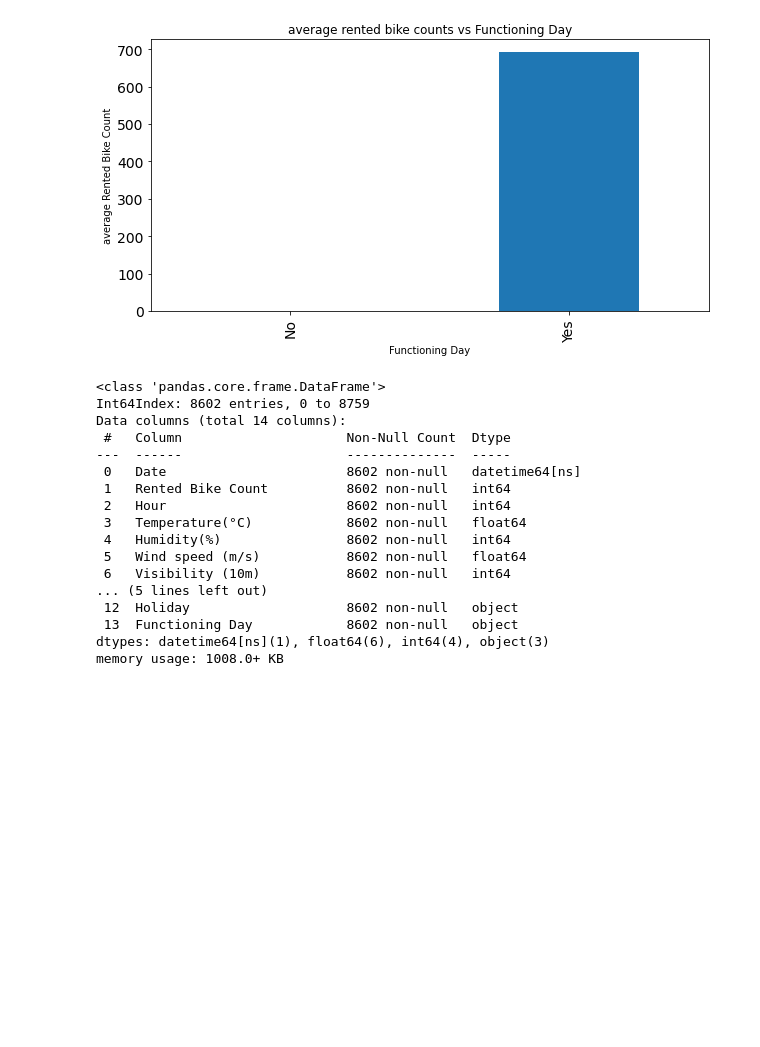
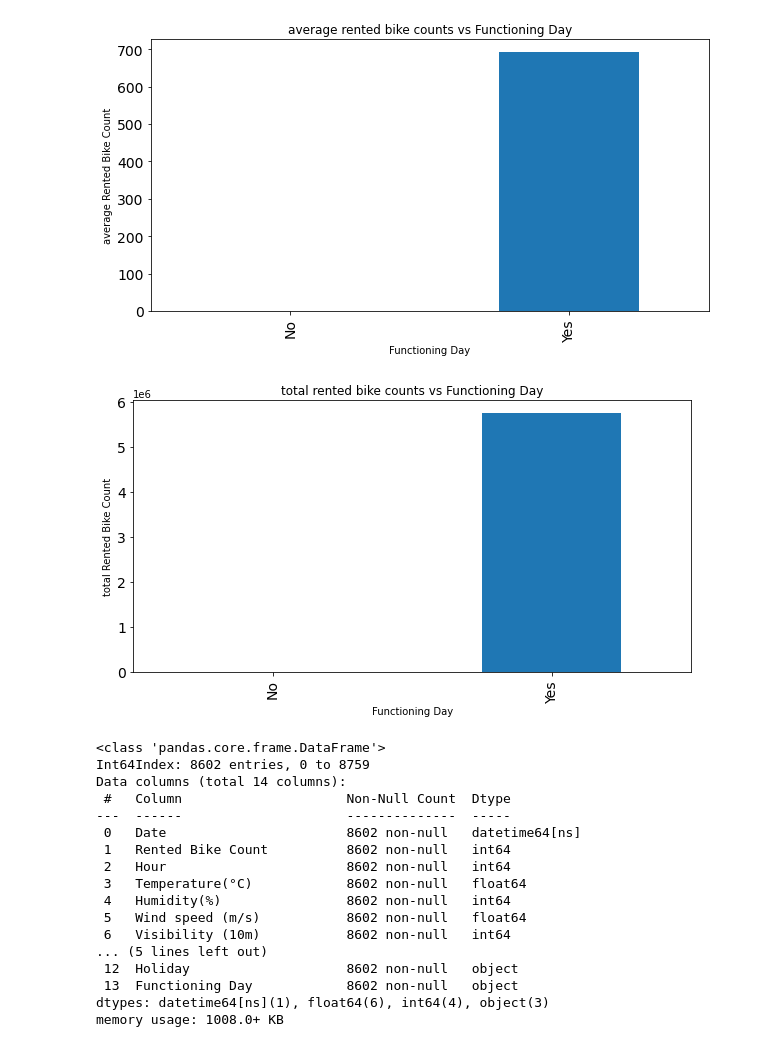
Before and after one commit to avanish04/Bike-Sharing-Demand-Prediction---Capstone-Project, a Jupyter notebook: Bike_Sharing_Demand_Prediction_Capstone_Project.ipynb, the cells around one changed output. Cells and saved outputs as stored; diff of their text form; code cells hidden in the pictures; blank space fills up the shorter version.

```diff
--- a/Bike_Sharing_Demand_Prediction_Capstone_Project.ipynb
+++ b/Bike_Sharing_Demand_Prediction_Capstone_Project.ipynb
@@ -323,6 +360,17 @@ plt.xlabel('Functioning Day')
 plt.ylabel('average Rented Bike Count');
 # %% [output]
 [figure]
+# %%
+#total rented bike counts vs Functioning Day
+ax = new_data.groupby(['Functioning Day'])['Rented Bike Count'].sum().plot.bar(
+    figsize = (10,5),
+    fontsize = 14)
+plt.title('total rented bike counts vs Functioning Day')
+plt.xlabel('Functioning Day')
+
+plt.ylabel('total Rented Bike Count');
+# %% [output]
+[figure, added]
 # %%
 #changing the datatype of date feature from object type to datetime .
 new_data['Date'] = pd.to_datetime(new_data['Date'])
```
Also changed, not shown: parts of 47 cells of this notebook.
